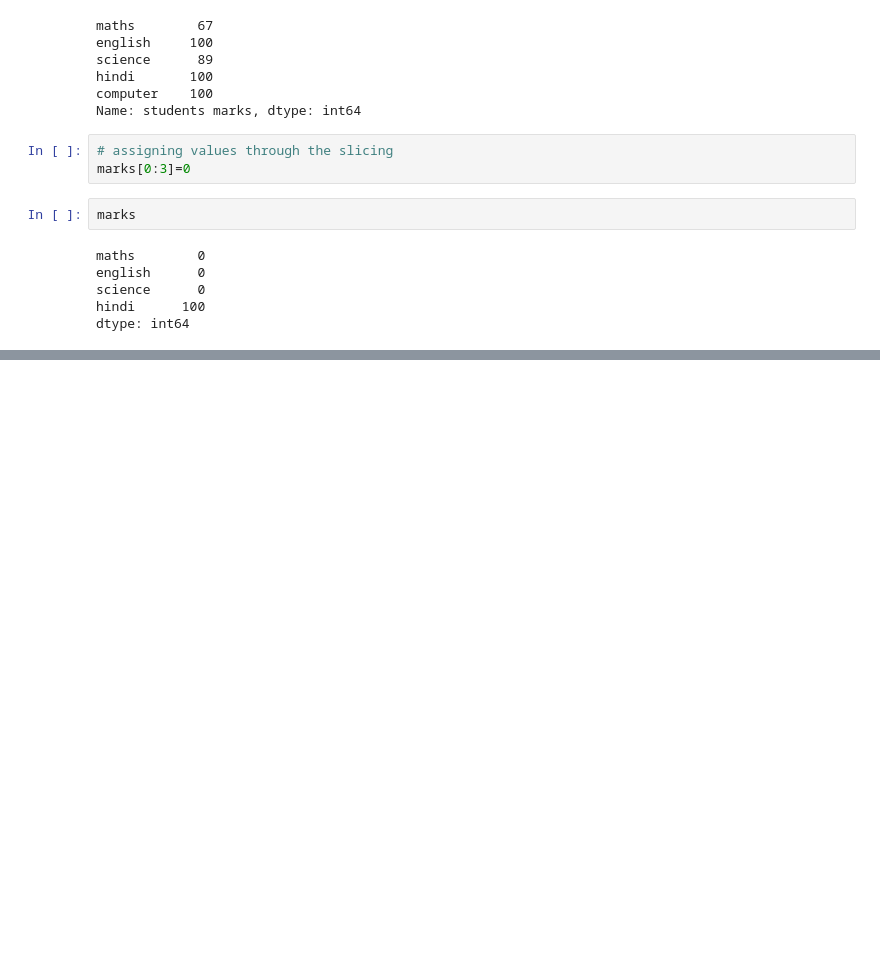
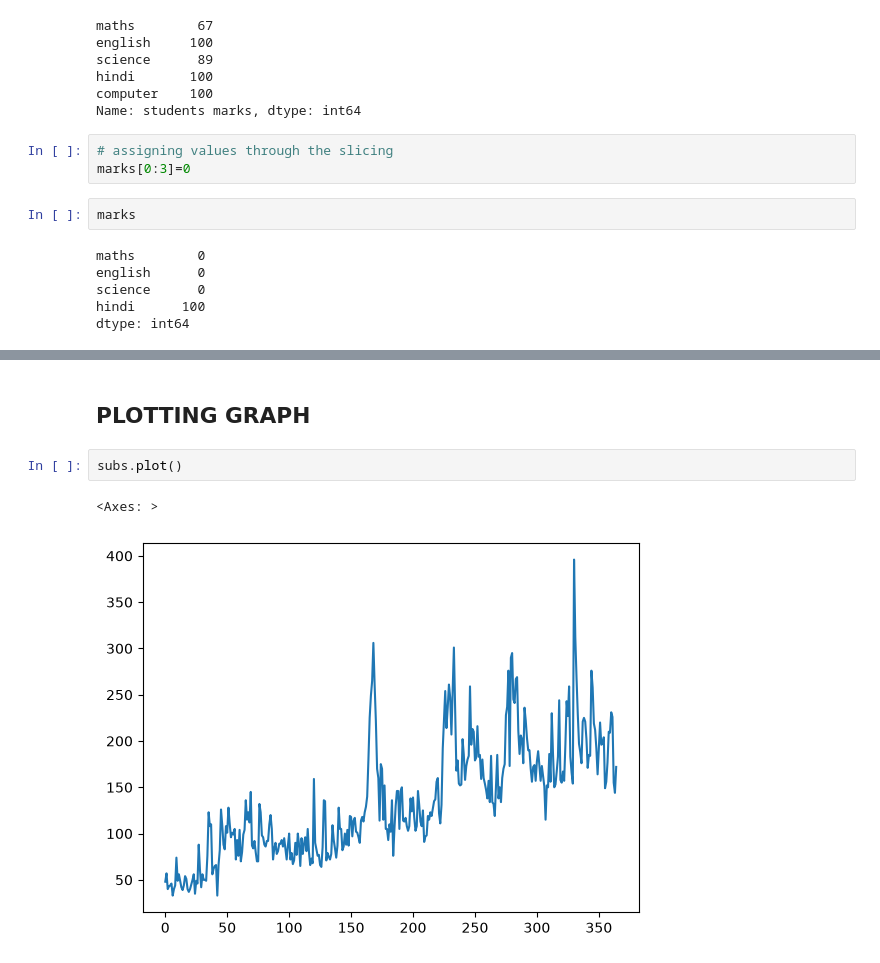
Before and after one commit to abhaykushwahaak/DATA_ANALYTICS, a Jupyter notebook: 3_PYTHON_PANDAS/3.2_PANDAS.ipynb, the cells around one changed output, grey strips where cells are left out. Cells and saved outputs as stored; diff of their text form; blank space fills up the shorter version.

```diff
--- a/3_PYTHON_PANDAS/3.2_PANDAS.ipynb
+++ b/3_PYTHON_PANDAS/3.2_PANDAS.ipynb
@@ -672,0 +814,7 @@ dtype: int64
+# %% [markdown]
+## PLOTTING GRAPH
+# %%
+subs.plot()
+# %% [output]
+<Axes: >
+[figure, added]
```
Also changed, not shown: parts of 50 cells of this notebook.
